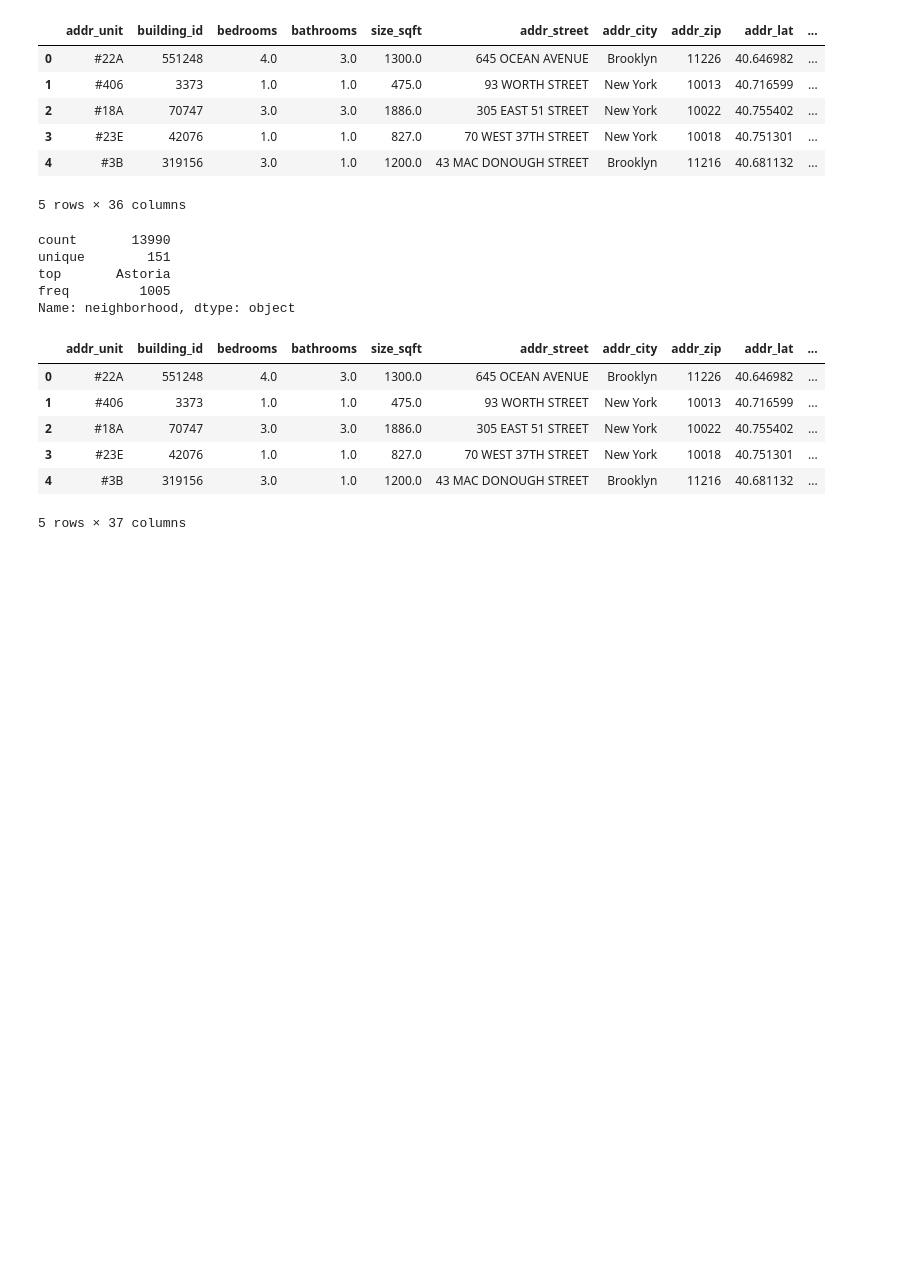
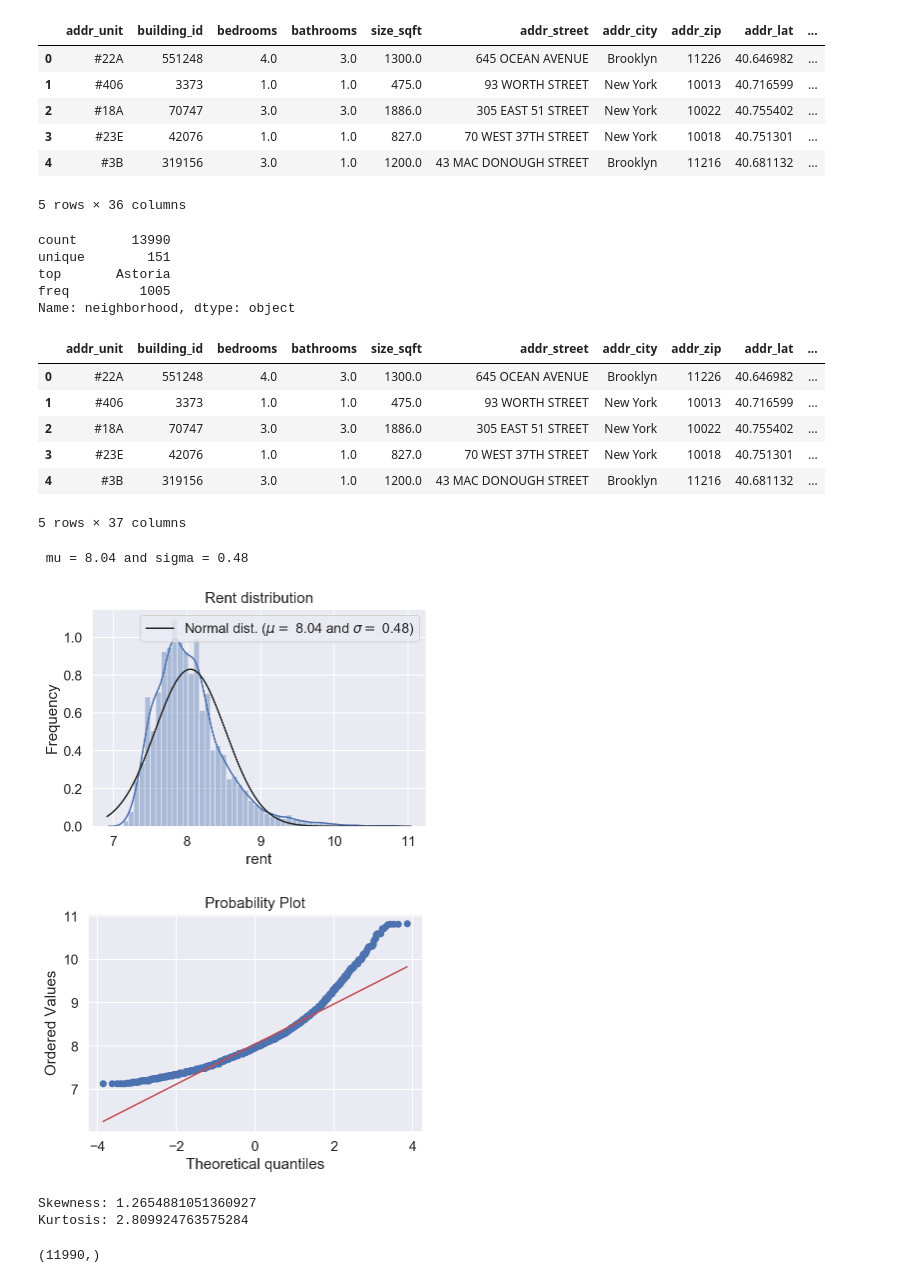
Before and after one commit to Ilroy/DS_Final_Project, a Jupyter notebook: Training_Testing_Master.ipynb, the cells around one changed output. Cells and saved outputs as stored; diff of their text form; code cells hidden in the pictures; blank space fills up the shorter version.

Commit message:
transformed rent to be more normal, intiated linear mode

```diff
--- a/Training_Testing_Master.ipynb
+++ b/Training_Testing_Master.ipynb
@@ -557,3 +527,32 @@ Name: neighborhood, dtype: object
 | 3 | #23E | 42076 | 1.0 | 1.0 | 827.0 | 70 WEST 37TH STREET | New York | 10018 | 40.751301 | ... |
 | 4 | #3B | 319156 | 3.0 | 1.0 | 1200.0 | 43 MAC DONOUGH STREET | Brooklyn | 11216 | 40.681132 | ... |
 5 rows × 37 columns
+# %%
+# We use the numpy fuction log1p which  applies log(1+x) to all elements of the column
+train_df["rent"] = np.log1p(train_df["rent"])
+
+#Check the new distribution
+sns.distplot(train_df['rent'] , fit=norm);
+
+# Get the fitted parameters used by the function
+(mu, sigma) = norm.fit(train_df['rent'])
+print( f'\n mu = {mu:.2f} and sigma = {sigma:.2f}\n')
+plt.legend([f'Normal dist. ($\mu=$ {mu:.2f} and $\sigma=$ {sigma:.2f})'],
+            loc='best')
+plt.ylabel('Frequency')
+plt.title('Rent distribution')
+
+fig = plt.figure()
+res = stats.probplot(train_df['rent'], plot=plt)
+plt.show()
+
+y_train = train_df.rent
+
+print(f"Skewness: {train_df['rent'].skew()}")
+print(f"Kurtosis: {train_df['rent'].kurt()}")
+# %% [output]
+ mu = 8.04 and sigma = 0.48
+[figure, added]
+[figure, added]
+Skewness: 1.2654881051360927
+Kurtosis: 2.809924763575284
@@ -559,0 +564,11 @@ Name: neighborhood, dtype: object
+# %%
+# linear model
+features = ['size_sqft','bedrooms','bathrooms']
+
+X_train = train[features]
+X_test = test[features]
+
+
+lr = LinearRegression()
+# %% [output]
+(11990,)
```
Also changed, not shown: parts of 8 cells of this notebook.
